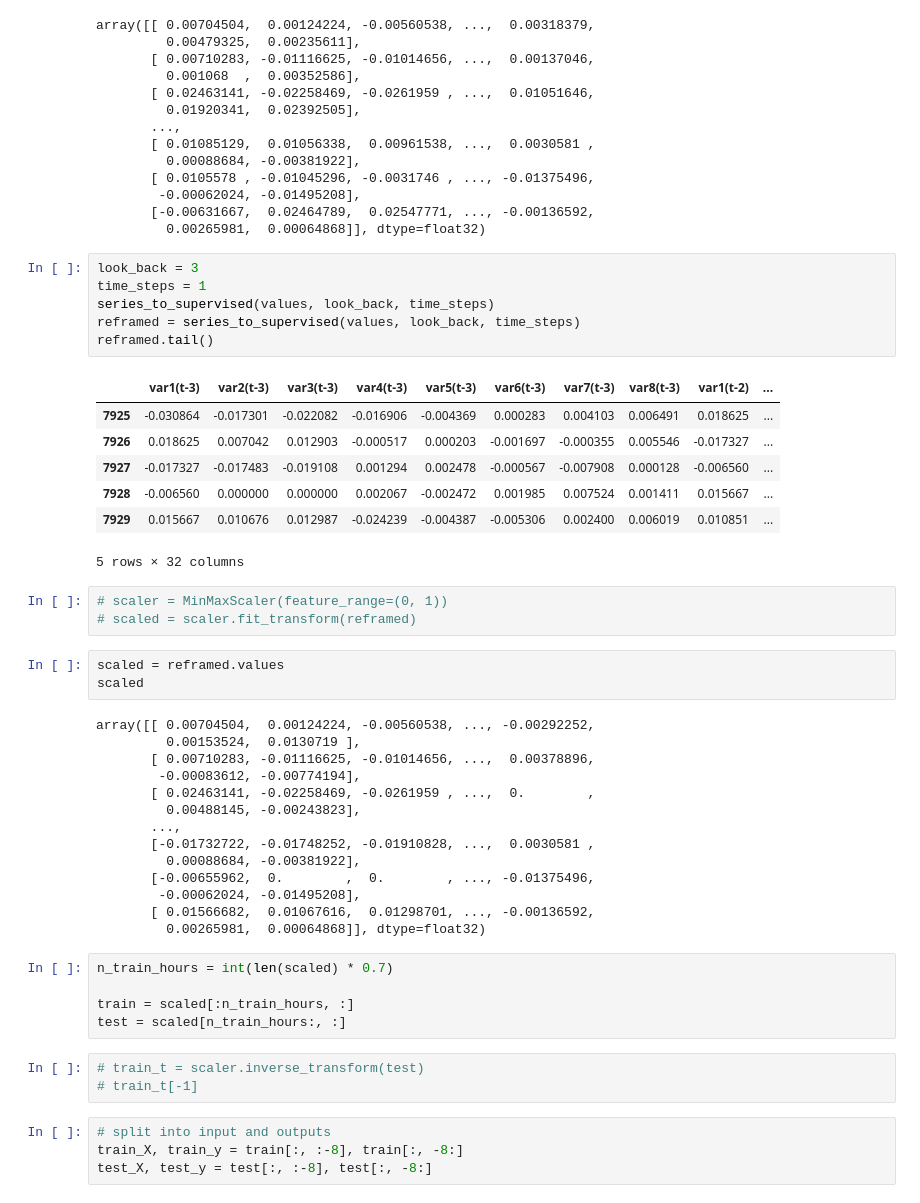
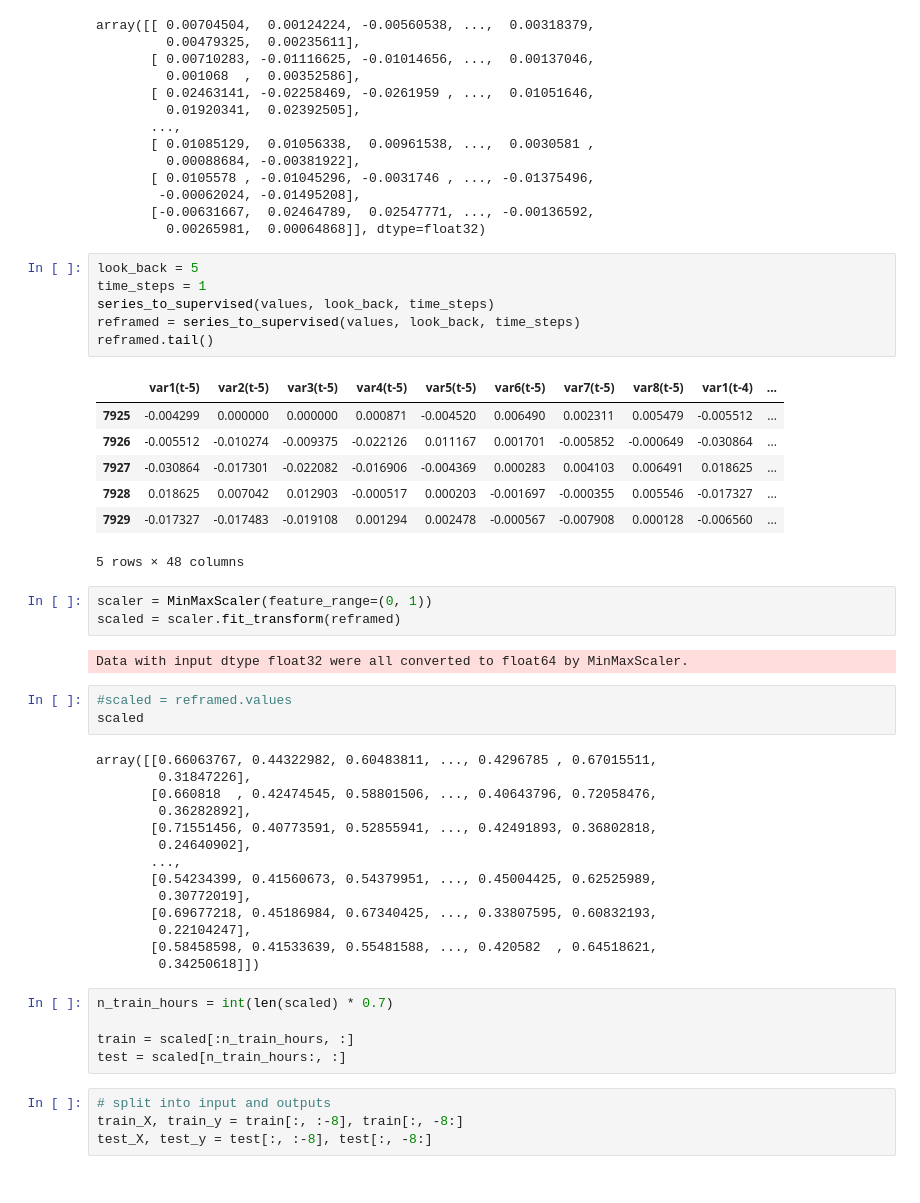
Before and after one commit to richychn/market-modeling, a Jupyter notebook: lstm/8-8growth_rate.ipynb, the cells around one changed output. Saved outputs shown, nothing was run; the diff lists cells and outputs as text.

```diff
--- a/lstm/8-8growth_rate.ipynb
+++ b/lstm/8-8growth_rate.ipynb
@@ -130,47 +86,46 @@ array([[ 0.00704504,  0.00124224, -0.00560538, ...,  0.00318379,
        [-0.00631667,  0.02464789,  0.02547771, ..., -0.00136592,
          0.00265981,  0.00064868]], dtype=float32)
 # %%
-look_back = 3
+look_back = 5
 time_steps = 1
 series_to_supervised(values, look_back, time_steps)
 reframed = series_to_supervised(values, look_back, time_steps)
 reframed.tail()
 # %% [output]
-|  | var1(t-3) | var2(t-3) | var3(t-3) | var4(t-3) | var5(t-3) | var6(t-3) | var7(t-3) | var8(t-3) | var1(t-2) | ... |
-| 7925 | -0.030864 | -0.017301 | -0.022082 | -0.016906 | -0.004369 | 0.000283 | 0.004103 | 0.006491 | 0.018625 | ... |
-| 7926 | 0.018625 | 0.007042 | 0.012903 | -0.000517 | 0.000203 | -0.001697 | -0.000355 | 0.005546 | -0.017327 | ... |
-| 7927 | -0.017327 | -0.017483 | -0.019108 | 0.001294 | 0.002478 | -0.000567 | -0.007908 | 0.000128 | -0.006560 | ... |
-| 7928 | -0.006560 | 0.000000 | 0.000000 | 0.002067 | -0.002472 | 0.001985 | 0.007524 | 0.001411 | 0.015667 | ... |
-| 7929 | 0.015667 | 0.010676 | 0.012987 | -0.024239 | -0.004387 | -0.005306 | 0.002400 | 0.006019 | 0.010851 | ... |
+|  | var1(t-5) | var2(t-5) | var3(t-5) | var4(t-5) | var5(t-5) | var6(t-5) | var7(t-5) | var8(t-5) | var1(t-4) | ... |
+| 7925 | -0.004299 | 0.000000 | 0.000000 | 0.000871 | -0.004520 | 0.006490 | 0.002311 | 0.005479 | -0.005512 | ... |
+| 7926 | -0.005512 | -0.010274 | -0.009375 | -0.022126 | 0.011167 | 0.001701 | -0.005852 | -0.000649 | -0.030864 | ... |
+| 7927 | -0.030864 | -0.017301 | -0.022082 | -0.016906 | -0.004369 | 0.000283 | 0.004103 | 0.006491 | 0.018625 | ... |
+| 7928 | 0.018625 | 0.007042 | 0.012903 | -0.000517 | 0.000203 | -0.001697 | -0.000355 | 0.005546 | -0.017327 | ... |
+| 7929 | -0.017327 | -0.017483 | -0.019108 | 0.001294 | 0.002478 | -0.000567 | -0.007908 | 0.000128 | -0.006560 | ... |
-5 rows × 32 columns
+5 rows × 48 columns
 # %%
-# scaler = MinMaxScaler(feature_range=(0, 1))
-# scaled = scaler.fit_transform(reframed)
+scaler = MinMaxScaler(feature_range=(0, 1))
+scaled = scaler.fit_transform(reframed)
+# %% [output]
+Data with input dtype float32 were all converted to float64 by MinMaxScaler.
 # %%
-scaled = reframed.values
+#scaled = reframed.values
 scaled
 # %% [output]
-array([[ 0.00704504,  0.00124224, -0.00560538, ..., -0.00292252,
-         0.00153524,  0.0130719 ],
-       [ 0.00710283, -0.01116625, -0.01014656, ...,  0.00378896,
-        -0.00083612, -0.00774194],
-       [ 0.02463141, -0.02258469, -0.0261959 , ...,  0.        ,
-         0.00488145, -0.00243823],
+array([[0.66063767, 0.44322982, 0.60483811, ..., 0.4296785 , 0.67015511,
+        0.31847226],
+       [0.660818  , 0.42474545, 0.58801506, ..., 0.40643796, 0.72058476,
+        0.36282892],
+       [0.71551456, 0.40773591, 0.52855941, ..., 0.42491893, 0.36802818,
+        0.24640902],
        ...,
-       [-0.01732722, -0.01748252, -0.01910828, ...,  0.0030581 ,
-         0.00088684, -0.00381922],
-       [-0.00655962,  0.        ,  0.        , ..., -0.01375496,
-        -0.00062024, -0.01495208],
-       [ 0.01566682,  0.01067616,  0.01298701, ..., -0.00136592,
-         0.00265981,  0.00064868]], dtype=float32)
+       [0.54234399, 0.41560673, 0.54379951, ..., 0.45004425, 0.62525989,
+        0.30772019],
+       [0.69677218, 0.45186984, 0.67340425, ..., 0.33807595, 0.60832193,
+        0.22104247],
+       [0.58458598, 0.41533639, 0.55481588, ..., 0.420582  , 0.64518621,
+        0.34250618]])
 # %%
 n_train_hours = int(len(scaled) * 0.7)
 
 train = scaled[:n_train_hours, :]
 test = scaled[n_train_hours:, :]
-# %%
-# train_t = scaler.inverse_transform(test)
-# train_t[-1]
 # %%
 # split into input and outputs
 train_X, train_y = train[:, :-8], train[:, -8:]
```
Also changed, not shown: parts of 48 cells of this notebook, 8 other files.
